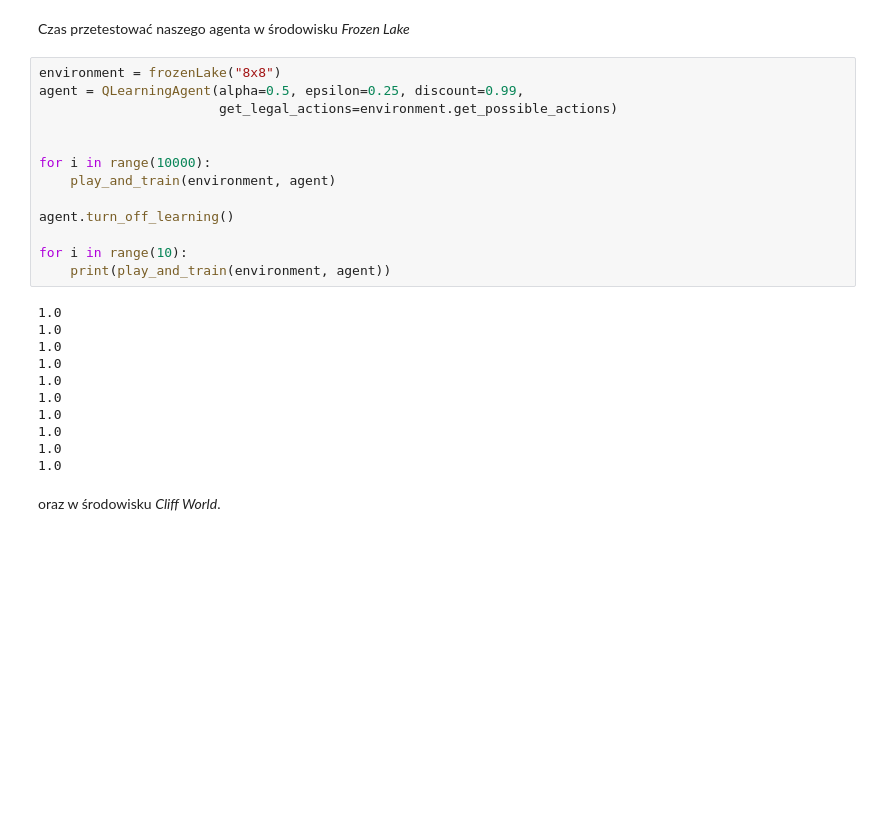
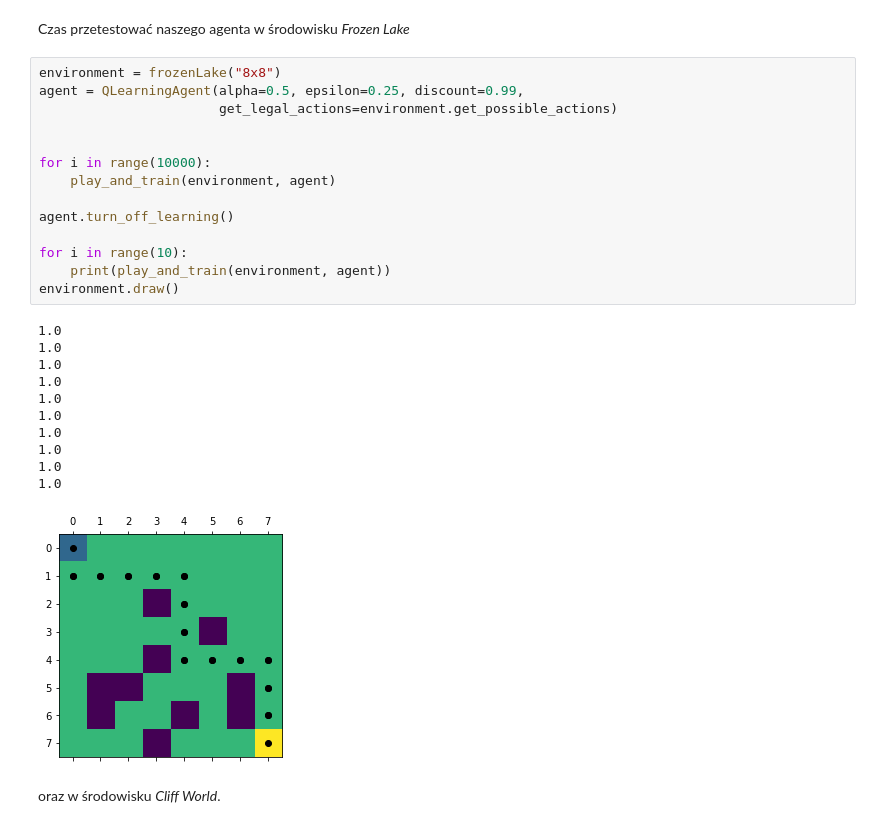
Before and after one commit to klima7/RL1-Exercises, a Jupyter notebook: notebook-2.ipynb, the cells around one changed output. Saved outputs shown, nothing was run; the diff lists cells and outputs as text; blank space fills up the shorter version.

```diff
--- a/notebook-2.ipynb
+++ b/notebook-2.ipynb
@@ -185,27 +185,29 @@ Czas przetestować naszego agenta w środowisku *Frozen Lake*
 # %%
 environment = frozenLake("8x8")
 agent = QLearningAgent(alpha=0.5, epsilon=0.25, discount=0.99,
                        get_legal_actions=environment.get_possible_actions)
 
 
 for i in range(10000):
     play_and_train(environment, agent)
 
 agent.turn_off_learning()
 
 for i in range(10):
     print(play_and_train(environment, agent))
+environment.draw()
 # %% [output]
 1.0
 1.0
 1.0
 1.0
 1.0
 1.0
 1.0
 1.0
 1.0
 1.0
+[figure, added]
 # %% [markdown]
 oraz w środowisku *Cliff World*.
 # %%
```
Also changed, not shown: parts of 5 cells of this notebook, 2 other files.
